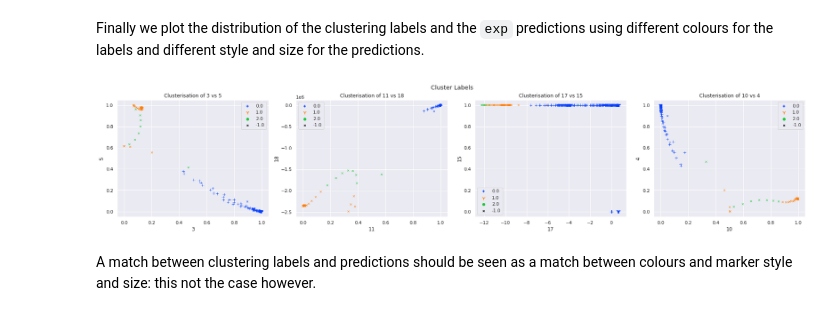
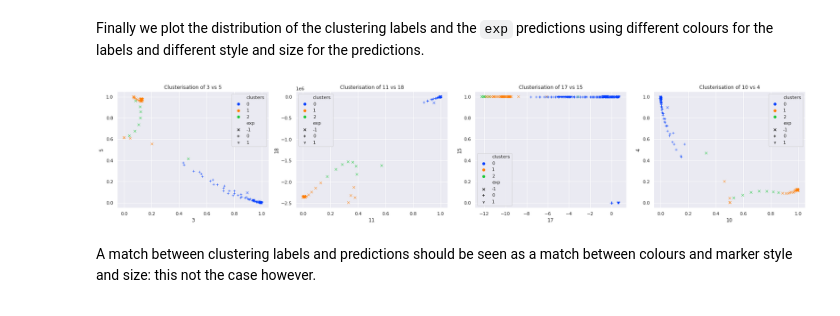
Before and after one commit to thesfinox/ml-sft-trunc, a Jupyter notebook: sft_level_trunc.ipynb, the cells around one changed output. Saved outputs shown, nothing was run; the diff lists cells and outputs as text; code cells hidden in the pictures.

```diff
--- a/sft_level_trunc.ipynb
+++ b/sft_level_trunc.ipynb
@@ -604,44 +608,44 @@ data     = Pipeline(pipeline_steps[0:-1]).fit_transform(X) #--------------------
 clusters = pipeline_trans.predict(X).reshape(-1, 1) #--------------------------- compute clustering labels
 label    = df.loc[df['system'] != 0]['exp'].values.reshape(-1, 1) #------------- add the extrapolated predictions
 
-plot_data = np.hstack((data, clusters, label)) #-------------------------------- stack everything horizontally
+column_list = df.loc[df['system'] != 0].iloc[:,2:-1].columns #------------------ create a list of column names to be chosen from
+plot_data = pd.DataFrame(data, columns = column_list) #------------------------- create a dataframe with training data
+plot_data['clusters'] = clusters #---------------------------------------------- save the labels of the clusters
+plot_data['exp']    = label #--------------------------------------------------- include the label
 # %% [markdown]
 Finally we plot the distribution of the clustering labels and the `exp` predictions using different colours for the labels and different style and size for the predictions.
 # %%
 choices = np.random.randint(low = 0, high = data.shape[1], size = (4, 2)) #----------------- random couples of features
 
 nrows = 1
 ncols = 4
-cluster_labels_fig, cluster_labels_plot = plt.subplots(nrows = nrows, ncols = ncols, figsize=(ncols * PLT_WIDTH, nrows * PLT_HEIGHT))
-cluster_labels_fig.suptitle('Cluster Labels', va = 'bottom')
+cluster_labels_fig, cluster_labels_plot = plt.subplots(nrows = nrows, ncols = ncols, figsize = (ncols * PLT_WIDTH, nrows * PLT_HEIGHT))
 
 for i in range(ncols):
     choice_x = choices[i,0]
     choice_y = choices[i,1]
     if choice_y == choice_x:
         choice_y += 1 #--------------------------------------------------------------------- do not plot same features
 
-    cluster_labels_plot[i].set_xlabel(choice_x)
-    cluster_labels_plot[i].set_ylabel(choice_y)
-    cluster_labels_plot[i].set_title('Clusterisation of {} vs {}'.format(choice_x, choice_y))
-    sns.scatterplot(x       = plot_data[:,choice_x],
-                    y       = plot_data[:,choice_y],
-                    hue     = plot_data[:,-2],
-                    style   = plot_data[:,-1],
-                    size    = plot_data[:,-1],
+    sns.scatterplot(data    = plot_data,
+                    x       = column_list[choice_x],
+                    y       = column_list[choice_y],
+                    hue     = 'clusters',
+                    style   = 'exp',
                     legend  = 'full',
-                    palette = sns.color_palette('bright', 3),
+                    palette = sns.color_palette('bright', n_clusters),
                     markers = ['x', '+', '1'],
                     ax      = cluster_labels_plot[i]
                    )
+    cluster_labels_plot[i].set(title = 'Clusterisation of {} vs {}'.format(choice_x, choice_y), xlabel = choice_x, ylabel = choice_y)
 
 cluster_labels_fig.tight_layout()
 cluster_labels_fig.savefig(path.join(IMG_PATH, 'cluster_labels.pdf'), dpi = 300, format = 'pdf')
 cluster_labels_fig.savefig(path.join(IMG_PATH, 'cluster_labels.jpg'), dpi = 300, format = 'jpg', quality = 95, optimize = True, progressive = True)
 plt.show()
 plt.close(cluster_labels_fig)
 # %% [output]
-[figure, old version]
+[figure, new version]
 # %% [markdown]
 A match between clustering labels and predictions should be seen as a match between colours and marker style and size: this not the case however.
 # %% [markdown]
```
Also changed, not shown: parts of 54 cells of this notebook, 3 other files.
